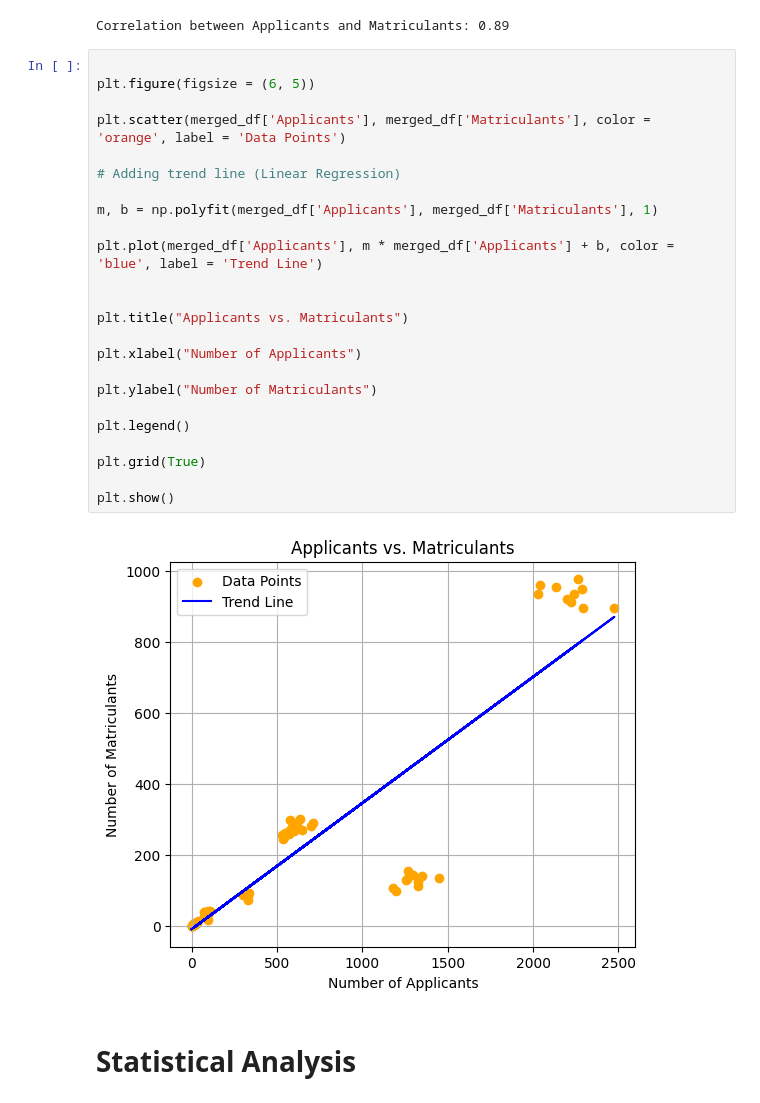
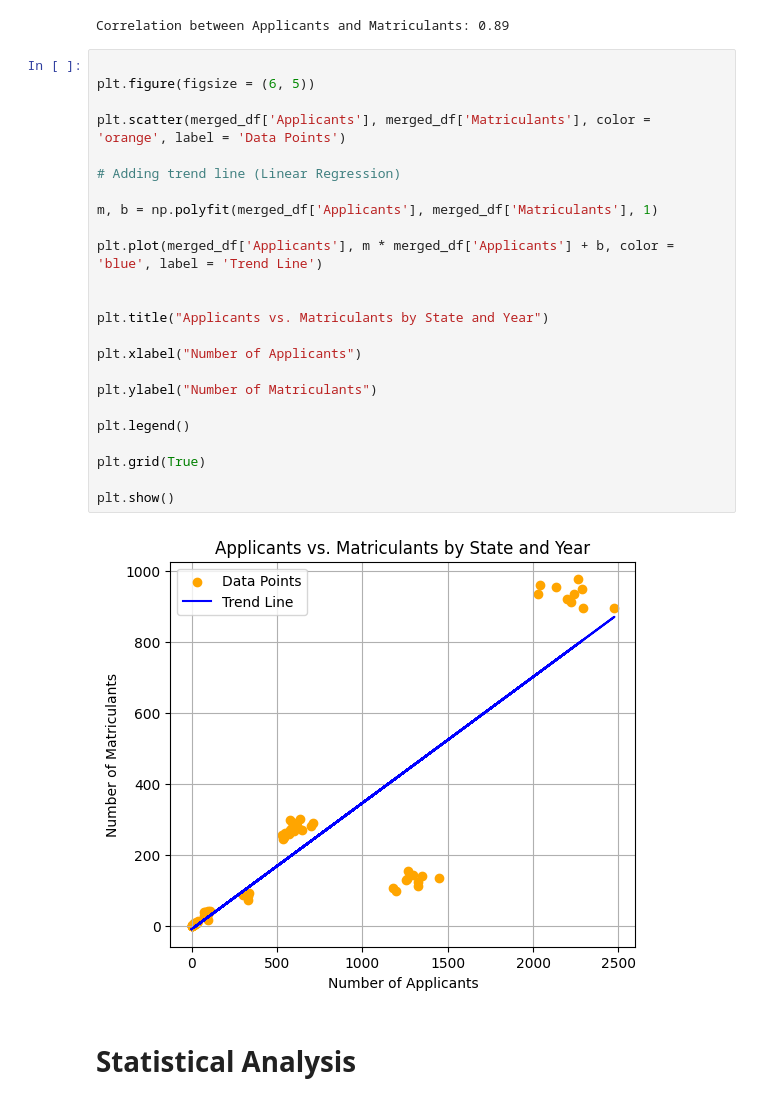
Before and after one commit to elderorange247/coding_school, a Jupyter notebook: DSRPproject[Tamera_Thompson].ipynb, the cells around one changed output. Saved outputs shown, nothing was run; the diff lists cells and outputs as text.

```diff
--- a/DSRPproject[Tamera_Thompson].ipynb
+++ b/DSRPproject[Tamera_Thompson].ipynb
@@ -271,29 +284,29 @@ Correlation between Applicants and Matriculants: 0.89
 # %%
 
 plt.figure(figsize = (6, 5))
 
 plt.scatter(merged_df['Applicants'], merged_df['Matriculants'], color =  'orange', label = 'Data Points')
 
 # Adding trend line (Linear Regression)
 
 m, b = np.polyfit(merged_df['Applicants'], merged_df['Matriculants'], 1)
 
 plt.plot(merged_df['Applicants'], m * merged_df['Applicants'] + b, color = 'blue', label = 'Trend Line')
 
 
-plt.title("Applicants vs. Matriculants")
+plt.title("Applicants vs. Matriculants by State and Year")
 
 plt.xlabel("Number of Applicants")
 
 plt.ylabel("Number of Matriculants")
 
 plt.legend()
 
 plt.grid(True)
 
 plt.show()
 # %% [output]
-[figure, old version]
+[figure, new version]
 # %% [markdown]
 # Statistical Analysis
 # %%
```
Also changed, not shown: parts of 5 cells of this notebook.
